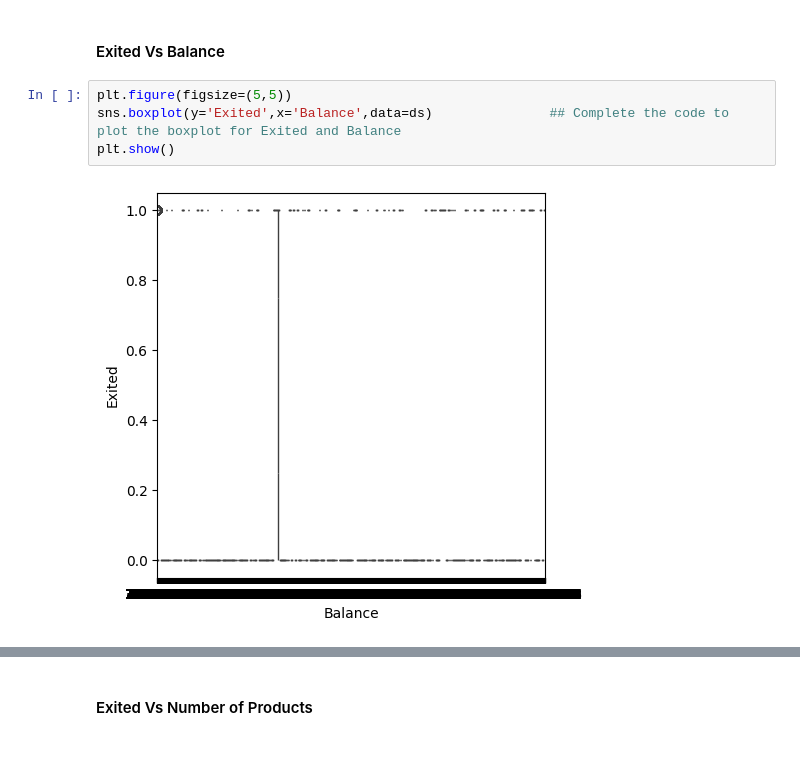
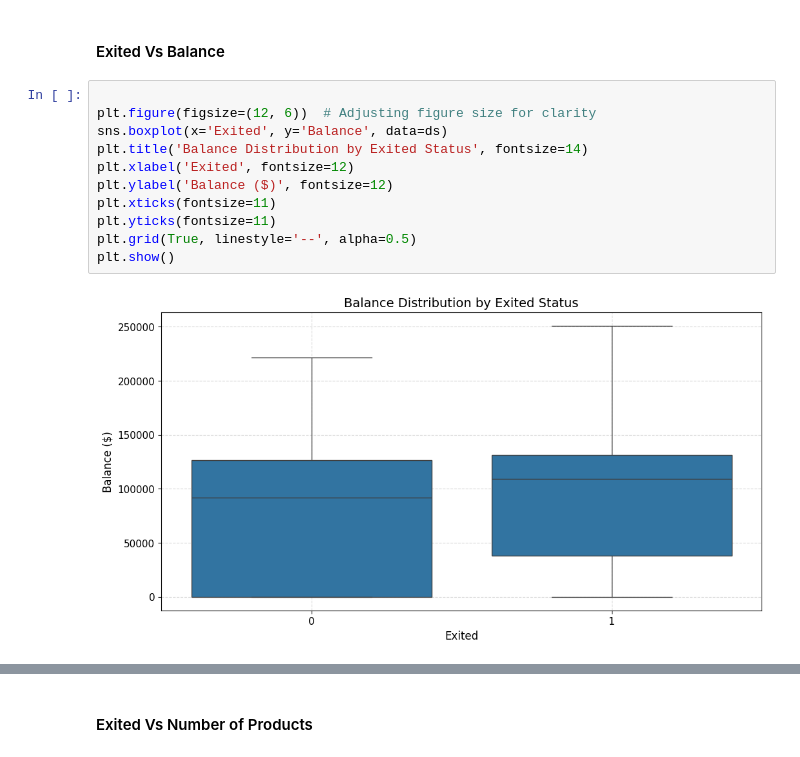
Before and after one commit to kurchania/Bank_Churn_Prediction_Low_code, a Jupyter notebook: Bank_Churn_Prediction_Low_code.ipynb, the cells around one changed output, grey strips where cells are left out. Drawn from its saved outputs; the diff is of its cells as text.

```diff
--- a/Bank_Churn_Prediction_Low_code.ipynb
+++ b/Bank_Churn_Prediction_Low_code.ipynb
@@ -565,8 +842,15 @@ plt.show()
 # %% [markdown]
 #### Exited Vs Balance
-# %%
-plt.figure(figsize=(5,5))
-sns.boxplot(y='Exited',x='Balance',data=ds)               ## Complete the code to plot the boxplot for Exited and Balance
-plt.show()
-# %% [output]
-[figure, removed]
+# %%
+
+plt.figure(figsize=(12, 6))  # Adjusting figure size for clarity
+sns.boxplot(x='Exited', y='Balance', data=ds)
+plt.title('Balance Distribution by Exited Status', fontsize=14)
+plt.xlabel('Exited', fontsize=12)
+plt.ylabel('Balance ($)', fontsize=12)
+plt.xticks(fontsize=11)
+plt.yticks(fontsize=11)
+plt.grid(True, linestyle='--', alpha=0.5)
+plt.show()
+# %% [output]
+[figure, added]
```
Also changed, not shown: parts of 42 cells of this notebook.
